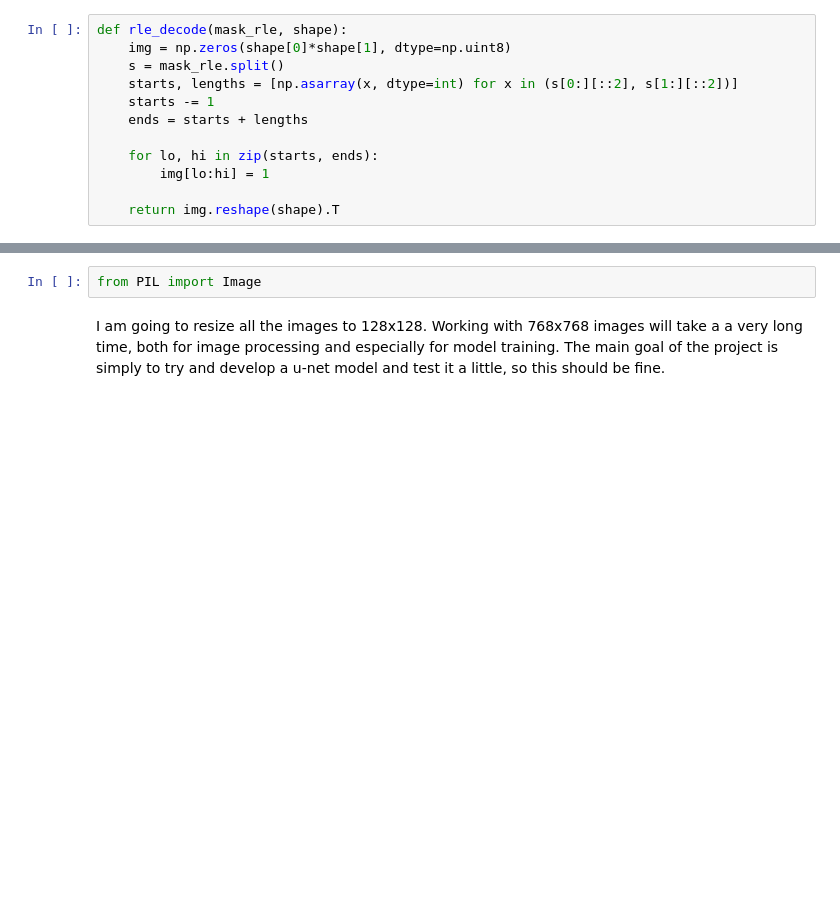
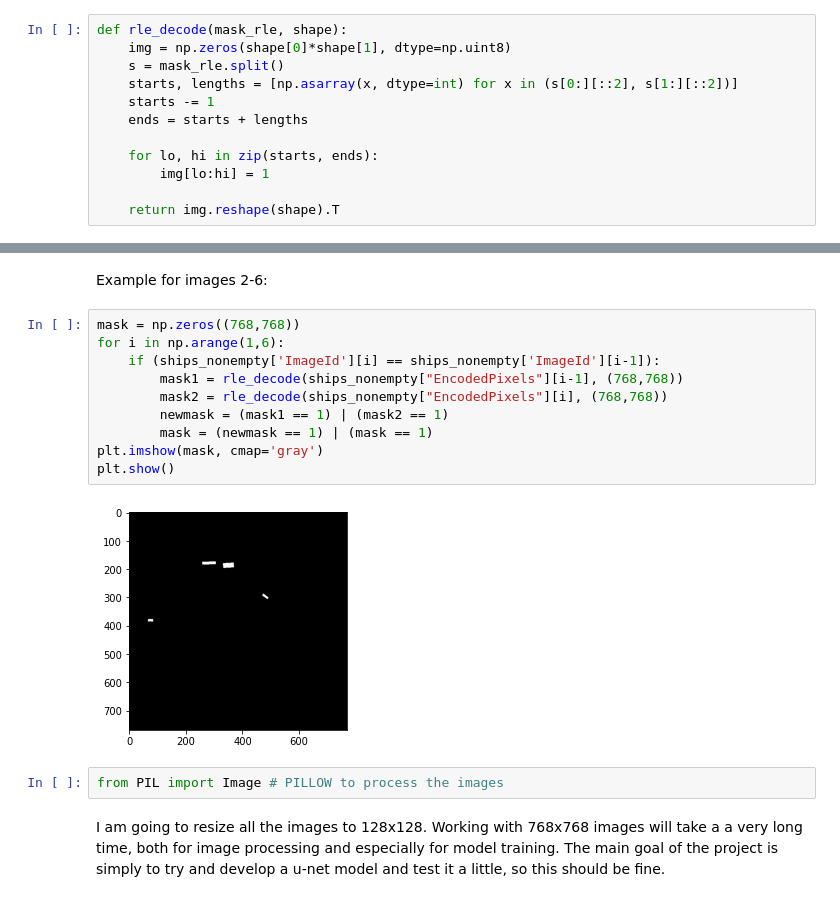
Before and after one commit to YeliseyKlimenko/airbus-ship-detection, a Jupyter notebook: airbus_data_prep.ipynb, the cells around one changed output, grey strips where cells are left out. Drawn from its saved outputs; the diff is of its cells as text; blank space fills up the shorter version.

```diff
--- a/airbus_data_prep.ipynb
+++ b/airbus_data_prep.ipynb
@@ -105,5 +127,19 @@ Importing the pillow library to work with images.
+# %% [markdown]
+Example for images 2-6:
+# %%
+mask = np.zeros((768,768))
+for i in np.arange(1,6):
+    if (ships_nonempty['ImageId'][i] == ships_nonempty['ImageId'][i-1]):
+        mask1 = rle_decode(ships_nonempty["EncodedPixels"][i-1], (768,768))
+        mask2 = rle_decode(ships_nonempty["EncodedPixels"][i], (768,768))
+        newmask = (mask1 == 1) | (mask2 == 1)
+        mask = (newmask == 1) | (mask == 1)
+plt.imshow(mask, cmap='gray')
+plt.show()
+# %% [output]
+[figure, added]
 # %%
-from PIL import Image
+from PIL import Image # PILLOW to process the images
 # %% [markdown]
 I am going to resize all the images to 128x128. Working with 768x768 images will take a a very long time, both for image processing and especially for model training. The main goal of the project is simply to try and develop a u-net model and test it a little, so this should be fine.
 # %%
```
Also changed, not shown: parts of 27 cells of this notebook.
